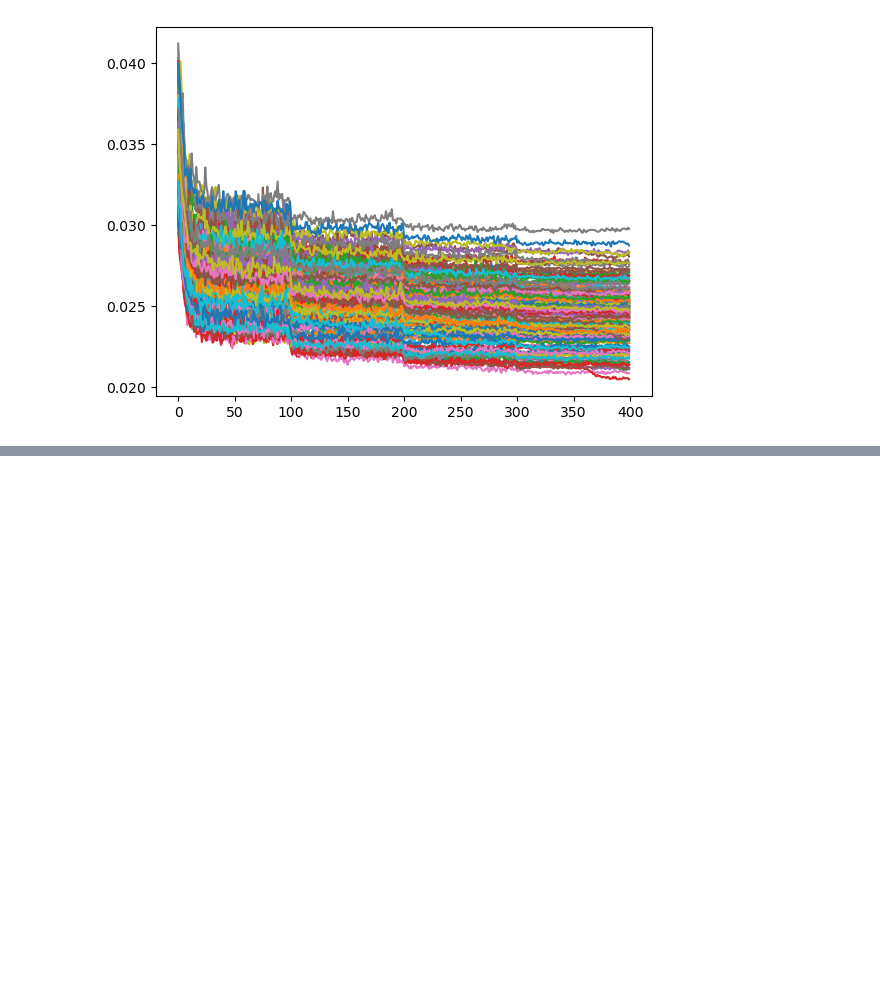
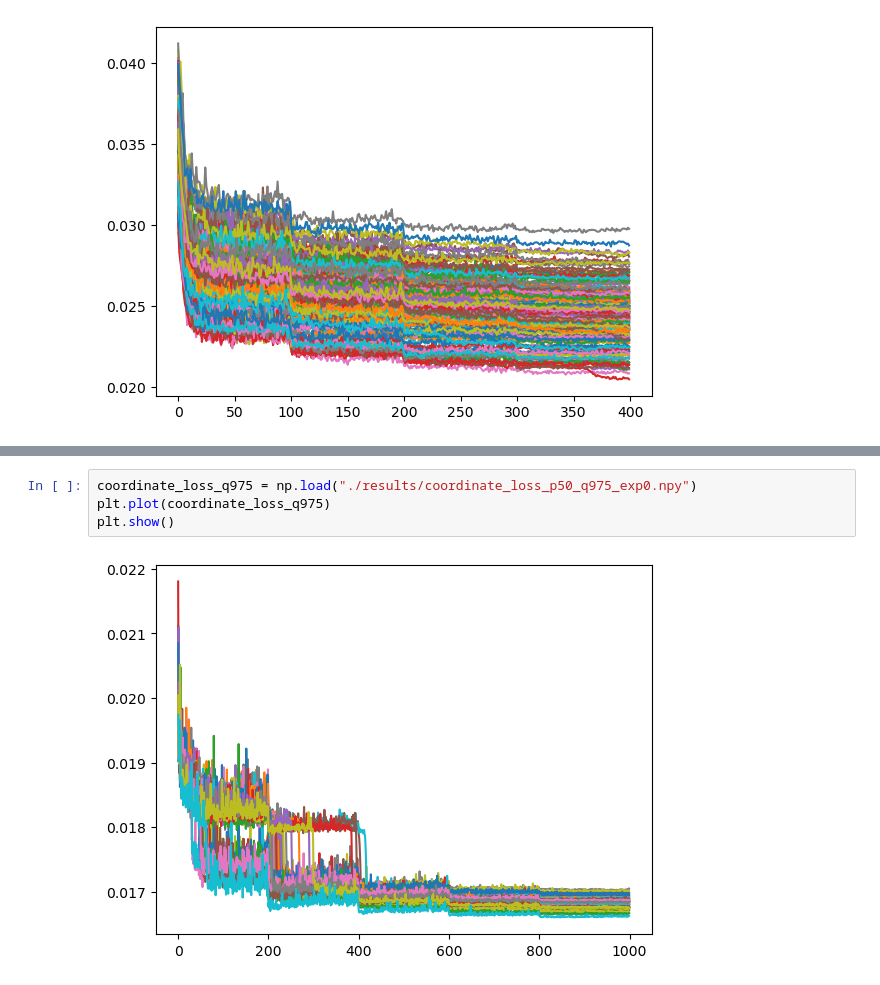
Before and after one commit to glory-99/simulation-based-inference, a Jupyter notebook: res_analysis_x15.ipynb, the cells around one changed output, grey strips where cells are left out. Cells and saved outputs as stored; diff of their text form; blank space fills up the shorter version.

```diff
--- a/res_analysis_x15.ipynb
+++ b/res_analysis_x15.ipynb
@@ -25,0 +80,6 @@ plt.show()
+# %%
+coordinate_loss_q975 = np.load("./results/coordinate_loss_p50_q975_exp0.npy")
+plt.plot(coordinate_loss_q975)
+plt.show()
+# %% [output]
+[figure, added]
```
Also changed, not shown: parts of 22 cells of this notebook.
